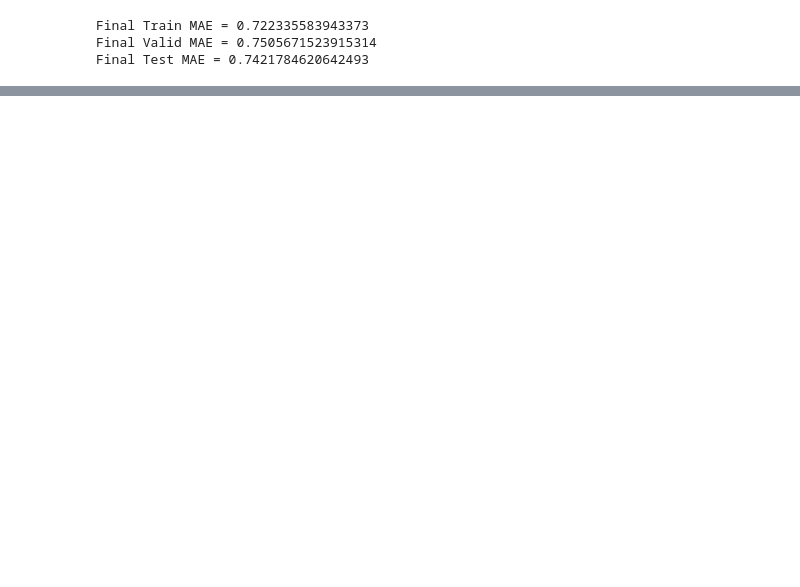
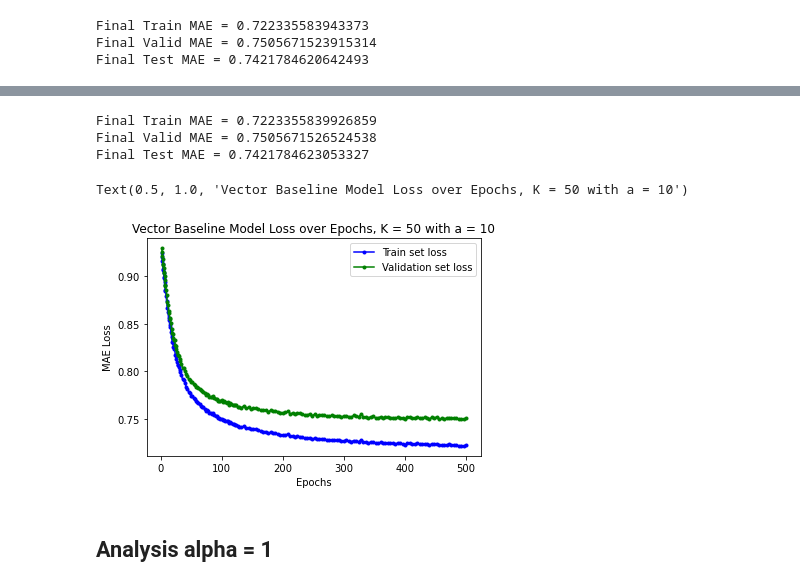
Before and after one commit to Dtphelan1/recommendation-system, a Jupyter notebook: CollabFilterOneVectorPerItem-Analysis.ipynb, the cells around one changed output, grey strips where cells are left out. Cells and saved outputs as stored; diff of their text form; code cells hidden in the pictures; blank space fills up the shorter version.

```diff
--- a/CollabFilterOneVectorPerItem-Analysis.ipynb
+++ b/CollabFilterOneVectorPerItem-Analysis.ipynb
@@ -278,0 +281,10 @@ Text(0.5, 1.0, 'Vector Baseline Model Loss over Epochs, K = 50 with a = 10')
+# %%
+# Create the model and initialize its parameters
+# to have right scale as the dataset (right num users and items)
+modreg_a10_k50_model = CollabFilterOneVectorPerItem(
+    n_epochs=500, batch_size=1000, step_size=0.1,
+    n_factors=50, alpha=10)
+modreg_a10_k50_model.init_parameter_dict(n_users, n_items, train_tuple)
+
+# Fit the model with SGD
+modreg_a10_k50_model.fit(train_tuple, valid_tuple)
@@ -278,0 +309,40 @@ Text(0.5, 1.0, 'Vector Baseline Model Loss over Epochs, K = 50 with a = 10')
+# %%
+print(f"Final Train MAE = {modreg_a10_k50_model.trace_mae_train[-1]}")
+print(f"Final Valid MAE = {modreg_a10_k50_model.trace_mae_valid[-1]}")
+
+modreg_a10_k50_final_mu         = modreg_a10_k50_model.param_dict['mu']
+modreg_a10_k50_final_b_per_user = modreg_a10_k50_model.param_dict['b_per_user']
+modreg_a10_k50_final_c_per_item = modreg_a10_k50_model.param_dict['c_per_item']
+modreg_a10_k50_final_U          = modreg_a10_k50_model.param_dict['U']
+modreg_a10_k50_final_V          = modreg_a10_k50_model.param_dict['V']
+
+modreg_a10_k50_test_yhat = modreg_a10_k50_model.predict(test_tuple[0], test_tuple[1],
+                                                        mu=modreg_a10_k50_final_mu,
+                                                        b_per_user=modreg_a10_k50_final_b_per_user,
+                                                        c_per_item=modreg_a10_k50_final_c_per_item,
+                                                        U=modreg_a10_k50_final_U,
+                                                        V=modreg_a10_k50_final_V)
+modreg_a10_k50_test_mae = ag_np.mean(ag_np.absolute(test_y - modreg_a10_k50_test_yhat))
+print(f"Final Test MAE = {modreg_a10_k50_test_mae}")
+# %% [output]
+Final Train MAE = 0.7223355839926859
+Final Valid MAE = 0.7505671526524538
+Final Test MAE = 0.7421784623053327
+# %%
+modreg_a10_k50_epochs = ag_np.array(modreg_a10_k50_model.trace_epoch)
+modreg_a10_k50_epochs_of_interest = ag_np.argwhere(modreg_a10_k50_epochs >= 2.0)
+
+modreg_a10_k50_train_loss = ag_np.array(modreg_a10_k50_model.trace_mae_train)[modreg_a10_k50_epochs_of_interest]
+modreg_a10_k50_valid_loss = ag_np.array(modreg_a10_k50_model.trace_mae_valid)[modreg_a10_k50_epochs_of_interest]
+
+plt.plot(modreg_a10_k50_epochs[modreg_a10_k50_epochs_of_interest], modreg_a10_k50_train_loss, 'b.-', label='Train set loss')
+plt.plot(modreg_a10_k50_epochs[modreg_a10_k50_epochs_of_interest], modreg_a10_k50_valid_loss, 'g.-', label='Validation set loss')
+plt.legend()
+plt.xlabel('Epochs')
+plt.ylabel('MAE Loss')
+plt.title('Vector Baseline Model Loss over Epochs, K = 50 with a = 10')
+# %% [output]
+Text(0.5, 1.0, 'Vector Baseline Model Loss over Epochs, K = 50 with a = 10')
+[figure, added]
+# %% [markdown]
+## Analysis alpha = 1
```
Also changed, not shown: parts of 9 cells of this notebook, 1 other file.
